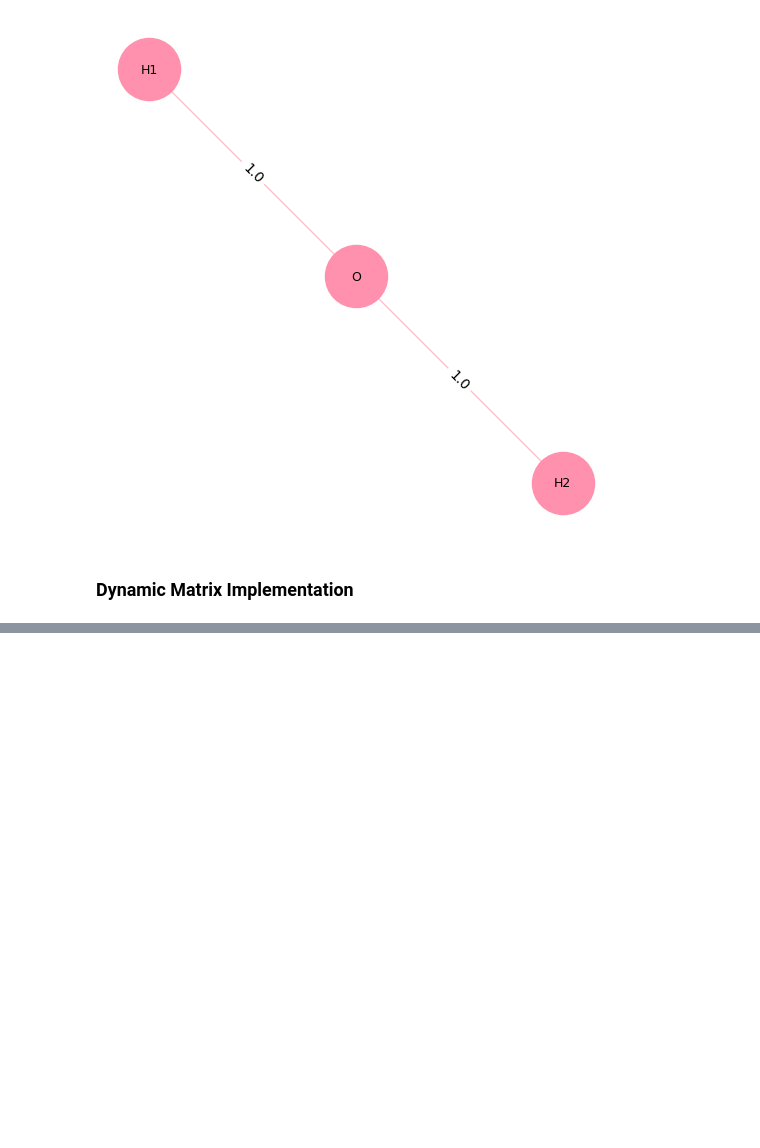
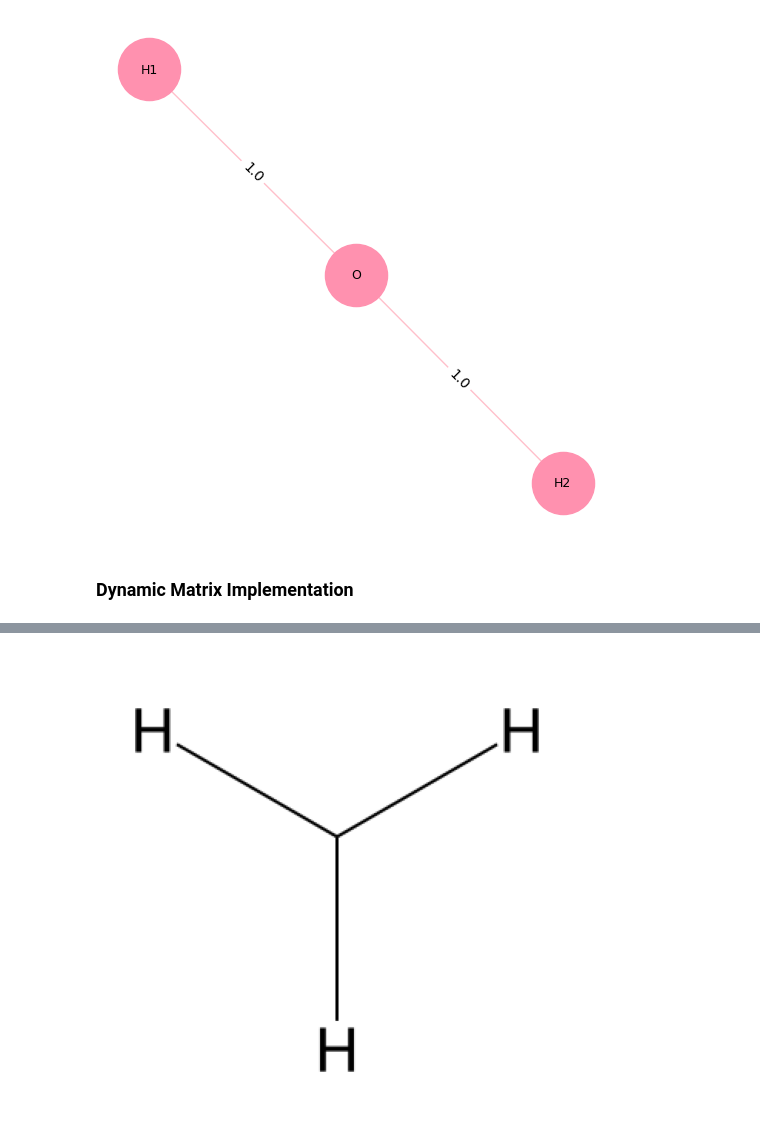
Before and after one commit to dariansal/graphs-deep-learning-explainability, a Jupyter notebook: notebooks/molecular-graphs.ipynb, the cells around one changed output, grey strips where cells are left out. Saved outputs shown, nothing was run; the diff lists cells and outputs as text; code cells hidden in the pictures; blank space fills up the shorter version.

```diff
--- a/notebooks/molecular-graphs.ipynb
+++ b/notebooks/molecular-graphs.ipynb
@@ -396,0 +501,4 @@ class GraphMD: # Graph Matrix Dynamic
+# %%
+methyl.visualize_rdkit()
+# %% [output]
+[figure, added]
```
Also changed, not shown: parts of 24 cells of this notebook, 9 other files.
